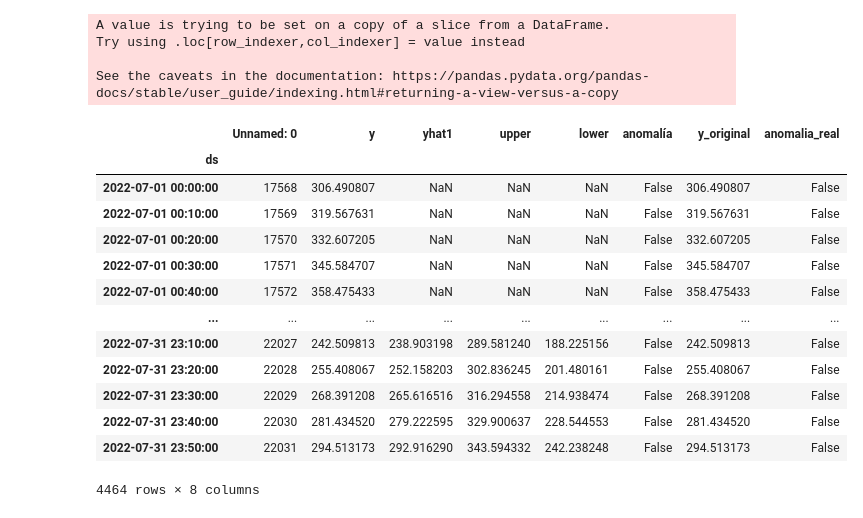
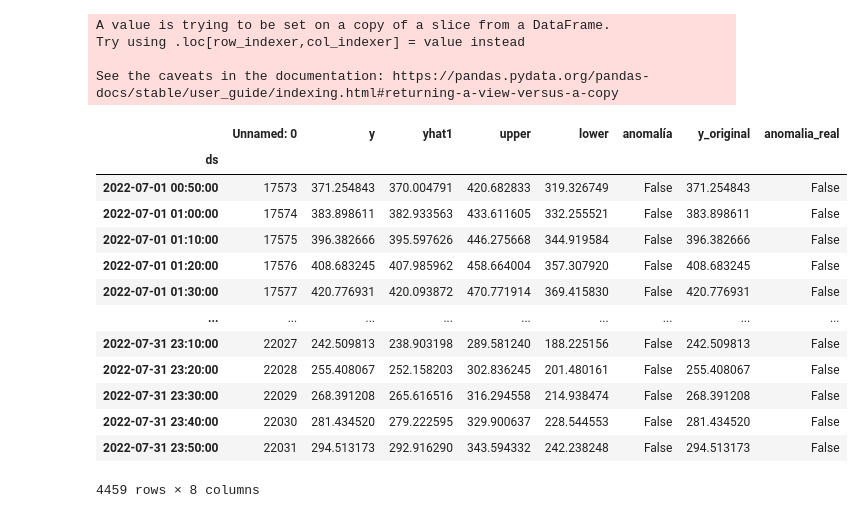
Before and after one commit to alvarofvillar/trabajopruebas, a Jupyter notebook: Estudio_Completo_Precision_Elastic.ipynb, the cells around one changed output. Cells and saved outputs as stored; diff of their text form; code cells hidden in the pictures.

```diff
--- a/Estudio_Completo_Precision_Elastic.ipynb
+++ b/Estudio_Completo_Precision_Elastic.ipynb
@@ -468,23 +472,23 @@ See the caveats in the documentation: https://pandas.pydata.org/pandas-docs/stab
 # %%
 df_anom_real = pd.read_csv("/content/caso2_julio.csv", index_col="ds")
 # %%
-df_anom_real = df_anom_real.loc['2022-07-01 00:00:00':'2022-07-31 23:50:00']
+df_anom_real = df_anom_real.loc['2022-07-01 00:50:00':'2022-07-31 23:50:00']
 df_anom_real
 # %% [output]
 |  | Unnamed: 0 | y | yhat1 | upper | lower | anomalía | y_original | anomalia_real |
 | ds |  |  |  |  |  |  |  |  |
-| 2022-07-01 00:00:00 | 17568 | 306.490807 | NaN | NaN | NaN | False | 306.490807 | False |
-| 2022-07-01 00:10:00 | 17569 | 319.567631 | NaN | NaN | NaN | False | 319.567631 | False |
-| 2022-07-01 00:20:00 | 17570 | 332.607205 | NaN | NaN | NaN | False | 332.607205 | False |
-| 2022-07-01 00:30:00 | 17571 | 345.584707 | NaN | NaN | NaN | False | 345.584707 | False |
-| 2022-07-01 00:40:00 | 17572 | 358.475433 | NaN | NaN | NaN | False | 358.475433 | False |
+| 2022-07-01 00:50:00 | 17573 | 371.254843 | 370.004791 | 420.682833 | 319.326749 | False | 371.254843 | False |
+| 2022-07-01 01:00:00 | 17574 | 383.898611 | 382.933563 | 433.611605 | 332.255521 | False | 383.898611 | False |
+| 2022-07-01 01:10:00 | 17575 | 396.382666 | 395.597626 | 446.275668 | 344.919584 | False | 396.382666 | False |
+| 2022-07-01 01:20:00 | 17576 | 408.683245 | 407.985962 | 458.664004 | 357.307920 | False | 408.683245 | False |
+| 2022-07-01 01:30:00 | 17577 | 420.776931 | 420.093872 | 470.771914 | 369.415830 | False | 420.776931 | False |
 | ... | ... | ... | ... | ... | ... | ... | ... | ... |
 | 2022-07-31 23:10:00 | 22027 | 242.509813 | 238.903198 | 289.581240 | 188.225156 | False | 242.509813 | False |
 | 2022-07-31 23:20:00 | 22028 | 255.408067 | 252.158203 | 302.836245 | 201.480161 | False | 255.408067 | False |
 | 2022-07-31 23:30:00 | 22029 | 268.391208 | 265.616516 | 316.294558 | 214.938474 | False | 268.391208 | False |
 | 2022-07-31 23:40:00 | 22030 | 281.434520 | 279.222595 | 329.900637 | 228.544553 | False | 281.434520 | False |
 | 2022-07-31 23:50:00 | 22031 | 294.513173 | 292.916290 | 343.594332 | 242.238248 | False | 294.513173 | False |
-4464 rows × 8 columns
+4459 rows × 8 columns
 # %%
 #### Regression Metrics
 print("Mean Absolute Error (MAE): %4f" %mean_absolute_error(df_final_julio_caso2.actual, df_final_julio_caso2.model_median))
```
Also changed, not shown: parts of 23 cells of this notebook.
